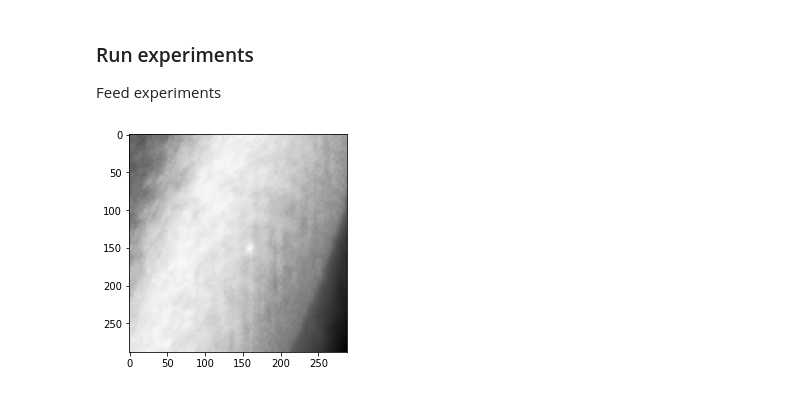
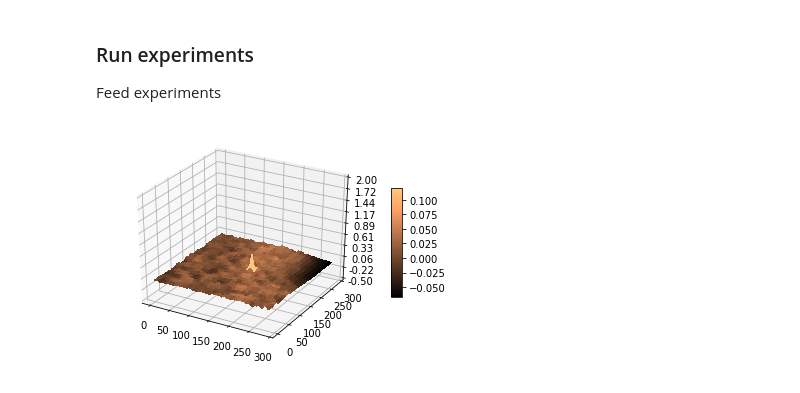
Before and after one commit to seung-lab/FilterFinder, a Jupyter notebook: notebooks/Solvable.ipynb, the cells around one changed output. Cells and saved outputs as stored; diff of their text form; code cells hidden in the pictures.

```diff
--- a/notebooks/Solvable.ipynb
+++ b/notebooks/Solvable.ipynb
@@ -26,16 +26,26 @@ import matplotlib.image as mpimg
 
 Load the data
 # %%
-search_file = ['search', 'search_gray','search_blur', 'search_blur_2', 'search_blur_3']
-template_file = ['template', 'template_gray','template_blur', 'template_blur_2', 'template_blur_3']
+search_file = ['search_gray','search_blur']
+template_file = ['template_gray','template_blur']
 # %%
 n = len(search_file)
 s = np.zeros((n,512, 512))
 t = np.zeros((n,224, 224))
 
 for i in range(n):
-    s[i] = mpimg.imread('/FilterFinder/data/solvability/'+search_file[i]+'.png')[:,:,0]
-    t[i] = mpimg.imread('/FilterFinder/data/solvability/'+template_file[0]+'.png')[:,:,0]
+    s_temp = mpimg.imread('/FilterFinder/data/solvability/'+search_file[i]+'.png')
+    t_temp =  mpimg.imread('/FilterFinder/data/solvability/'+template_file[0]+'.png')
+
+    if len(s_temp.shape)==3:
+        s[i] = s_temp[:,:,0]
+    else:
+        s[i] = s_temp[:,:]
+
+    if len(t_temp.shape)==3:
+        t[i] = t_temp[:,:,0]
+    else:
+        t[i] = t_temp[:,:]
 # %%
 t = t*(t>0.5)
 s = s*(s>0.5)
@@ -60,6 +70,6 @@ result = sess.run(out, feed_dict={template: t, search: s})
 
 Feed experiments
 # %%
-vis.show(result[4])
+vis.xcsurface(result[0])
 # %% [output]
-[figure, old version]
+[figure, new version]
```
Also changed, not shown: parts of 3 cells of this notebook, 9 other files.
